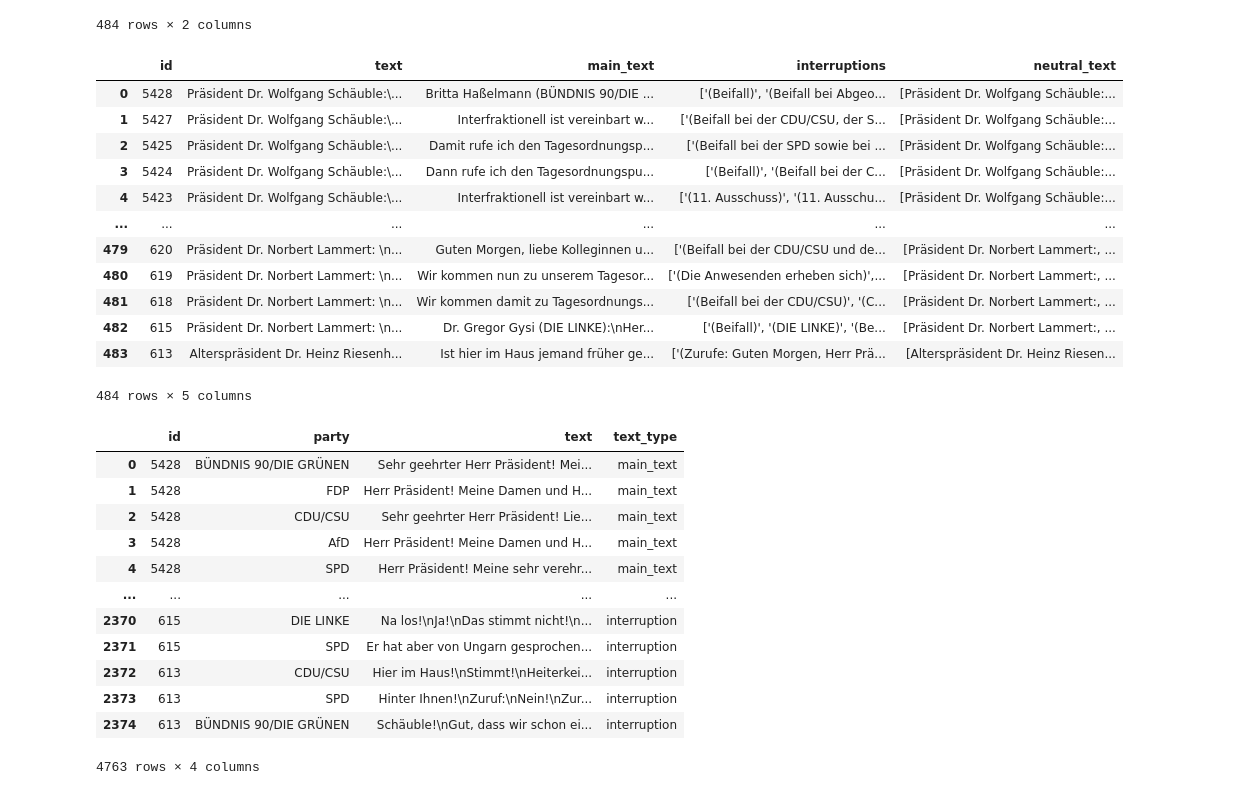
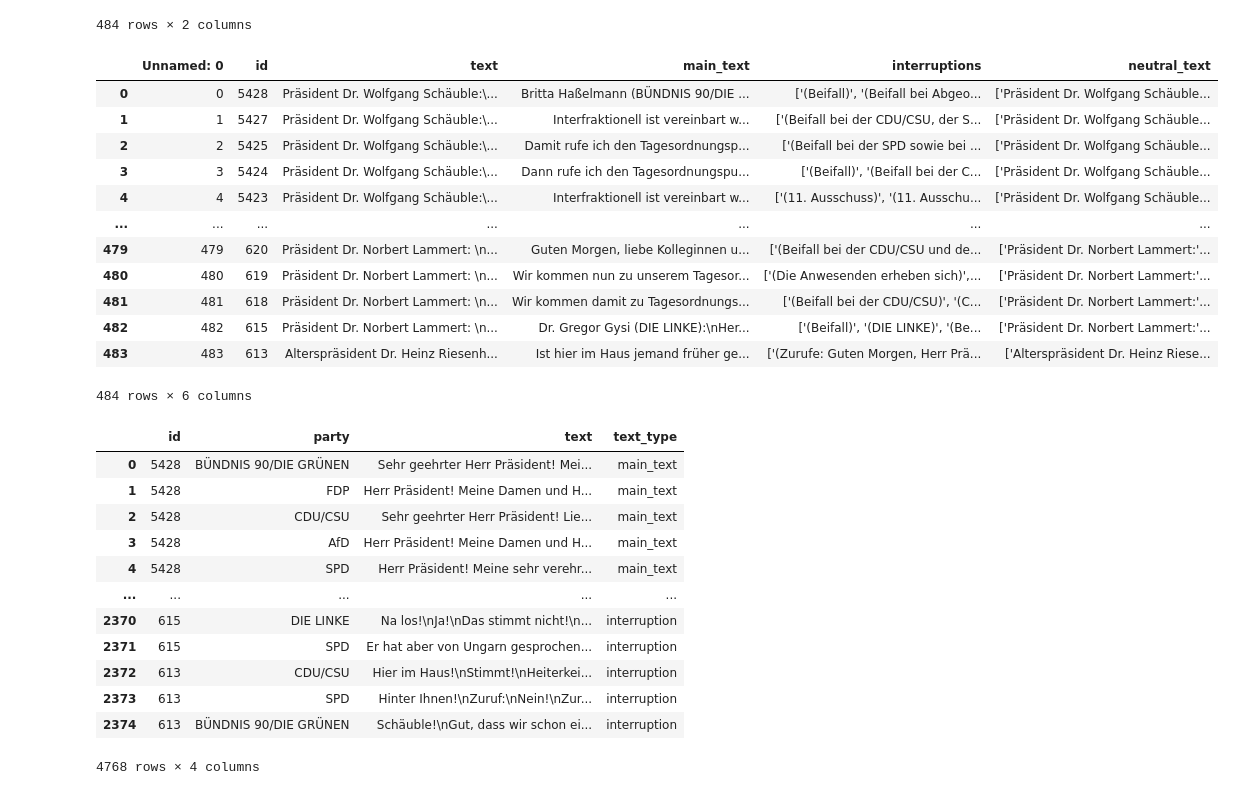
Before and after one commit to PaulaHagen/afd, a Jupyter notebook: start_here.ipynb, the cells around one changed output. Cells and saved outputs as stored; diff of their text form; code cells hidden in the pictures.

```diff
--- a/start_here.ipynb
+++ b/start_here.ipynb
@@ -64,27 +64,28 @@ Plenarprotkolle (Bundestag) aus den Wahlperioden 18 und 19 geladen. Anzahl: 484
 484 rows × 2 columns
 # %%
 # Takes ~ 1 min. Results in a data frame with column main_text, which is the relevant part
-df = clean_and_split_text(textdata)
-df.to_csv('df.csv')
-#df = pd.read_csv('df.csv')
+#df = clean_and_split_text(textdata)
+#df.to_csv('df.csv')
+df = pd.read_csv('df.csv')
 df
 # %% [output]
-|  | id | text | main_text | interruptions | neutral_text |
-| 0 | 5428 | Präsident Dr. Wolfgang Schäuble:\... | Britta Haßelmann (BÜNDNIS 90/DIE ... | ['(Beifall)', '(Beifall bei Abgeo... | [Präsident Dr. Wolfgang Schäuble:... |
-| 1 | 5427 | Präsident Dr. Wolfgang Schäuble:\... | Interfraktionell ist vereinbart w... | ['(Beifall bei der CDU/CSU, der S... | [Präsident Dr. Wolfgang Schäuble:... |
-| 2 | 5425 | Präsident Dr. Wolfgang Schäuble:\... | Damit rufe ich den Tagesordnungsp... | ['(Beifall bei der SPD sowie bei ... | [Präsident Dr. Wolfgang Schäuble:... |
-| 3 | 5424 | Präsident Dr. Wolfgang Schäuble:\... | Dann rufe ich den Tagesordnungspu... | ['(Beifall)', '(Beifall bei der C... | [Präsident Dr. Wolfgang Schäuble:... |
-| 4 | 5423 | Präsident Dr. Wolfgang Schäuble:\... | Interfraktionell ist vereinbart w... | ['(11. Ausschuss)', '(11. Ausschu... | [Präsident Dr. Wolfgang Schäuble:... |
-| ... | ... | ... | ... | ... | ... |
-| 479 | 620 | Präsident Dr. Norbert Lammert: \n... | Guten Morgen, liebe Kolleginnen u... | ['(Beifall bei der CDU/CSU und de... | [Präsident Dr. Norbert Lammert:, ... |
-| 480 | 619 | Präsident Dr. Norbert Lammert: \n... | Wir kommen nun zu unserem Tagesor... | ['(Die Anwesenden erheben sich)',... | [Präsident Dr. Norbert Lammert:, ... |
-| 481 | 618 | Präsident Dr. Norbert Lammert: \n... | Wir kommen damit zu Tagesordnungs... | ['(Beifall bei der CDU/CSU)', '(C... | [Präsident Dr. Norbert Lammert:, ... |
-| 482 | 615 | Präsident Dr. Norbert Lammert: \n... | Dr. Gregor Gysi (DIE LINKE):\nHer... | ['(Beifall)', '(DIE LINKE)', '(Be... | [Präsident Dr. Norbert Lammert:, ... |
-| 483 | 613 | Alterspräsident Dr. Heinz Riesenh... | Ist hier im Haus jemand früher ge... | ['(Zurufe: Guten Morgen, Herr Prä... | [Alterspräsident Dr. Heinz Riesen... |
+|  | Unnamed: 0 | id | text | main_text | interruptions | neutral_text |
+| 0 | 0 | 5428 | Präsident Dr. Wolfgang Schäuble:\... | Britta Haßelmann (BÜNDNIS 90/DIE ... | ['(Beifall)', '(Beifall bei Abgeo... | ['Präsident Dr. Wolfgang Schäuble... |
+| 1 | 1 | 5427 | Präsident Dr. Wolfgang Schäuble:\... | Interfraktionell ist vereinbart w... | ['(Beifall bei der CDU/CSU, der S... | ['Präsident Dr. Wolfgang Schäuble... |
+| 2 | 2 | 5425 | Präsident Dr. Wolfgang Schäuble:\... | Damit rufe ich den Tagesordnungsp... | ['(Beifall bei der SPD sowie bei ... | ['Präsident Dr. Wolfgang Schäuble... |
+| 3 | 3 | 5424 | Präsident Dr. Wolfgang Schäuble:\... | Dann rufe ich den Tagesordnungspu... | ['(Beifall)', '(Beifall bei der C... | ['Präsident Dr. Wolfgang Schäuble... |
+| 4 | 4 | 5423 | Präsident Dr. Wolfgang Schäuble:\... | Interfraktionell ist vereinbart w... | ['(11. Ausschuss)', '(11. Ausschu... | ['Präsident Dr. Wolfgang Schäuble... |
+| ... | ... | ... | ... | ... | ... | ... |
+| 479 | 479 | 620 | Präsident Dr. Norbert Lammert: \n... | Guten Morgen, liebe Kolleginnen u... | ['(Beifall bei der CDU/CSU und de... | ['Präsident Dr. Norbert Lammert:'... |
+| 480 | 480 | 619 | Präsident Dr. Norbert Lammert: \n... | Wir kommen nun zu unserem Tagesor... | ['(Die Anwesenden erheben sich)',... | ['Präsident Dr. Norbert Lammert:'... |
+| 481 | 481 | 618 | Präsident Dr. Norbert Lammert: \n... | Wir kommen damit zu Tagesordnungs... | ['(Beifall bei der CDU/CSU)', '(C... | ['Präsident Dr. Norbert Lammert:'... |
+| 482 | 482 | 615 | Präsident Dr. Norbert Lammert: \n... | Dr. Gregor Gysi (DIE LINKE):\nHer... | ['(Beifall)', '(DIE LINKE)', '(Be... | ['Präsident Dr. Norbert Lammert:'... |
+| 483 | 483 | 613 | Alterspräsident Dr. Heinz Riesenh... | Ist hier im Haus jemand früher ge... | ['(Zurufe: Guten Morgen, Herr Prä... | ['Alterspräsident Dr. Heinz Riese... |
-484 rows × 5 columns
+484 rows × 6 columns
 # %%
 # Assign text to parties
 df_text_of_parties = party_shares(df)
+#df_text_of_parties.to_csv("df_party_shares.csv")
 df_text_of_parties
 # %% [output]
 |  | id | party | text | text_type |
@@ -99,4 +100,4 @@ df_text_of_parties
 | 2372 | 613 | CDU/CSU | Hier im Haus!\nStimmt!\nHeiterkei... | interruption |
 | 2373 | 613 | SPD | Hinter Ihnen!\nZuruf:\nNein!\nZur... | interruption |
 | 2374 | 613 | BÜNDNIS 90/DIE GRÜNEN | Schäuble!\nGut, dass wir schon ei... | interruption |
-4763 rows × 4 columns
+4768 rows × 4 columns
```
Also changed, not shown: parts of 4 cells of this notebook, 3 other files.
